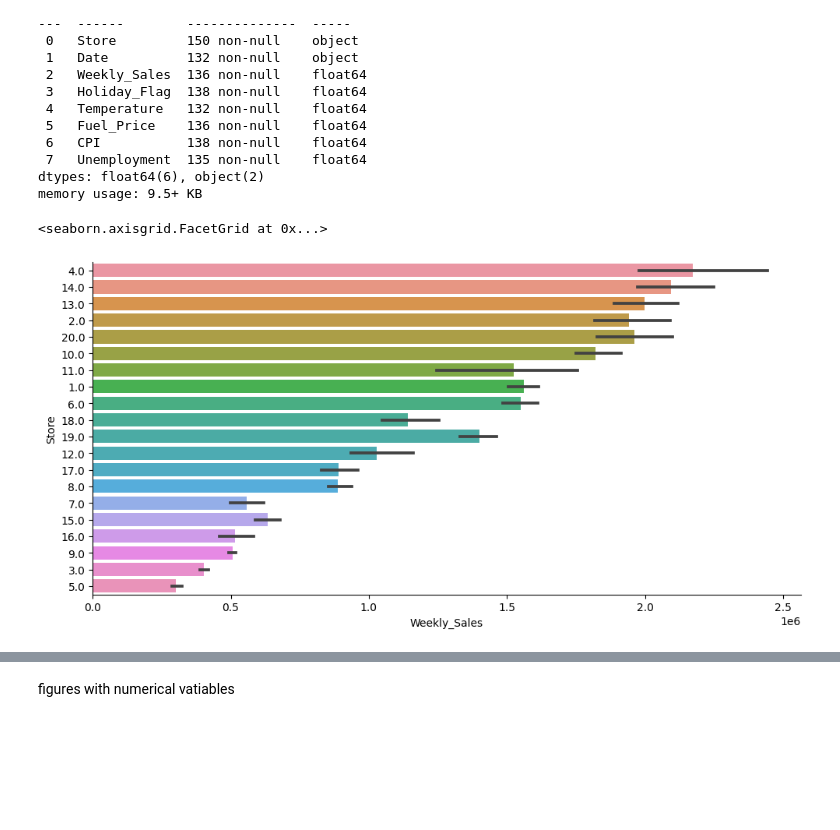
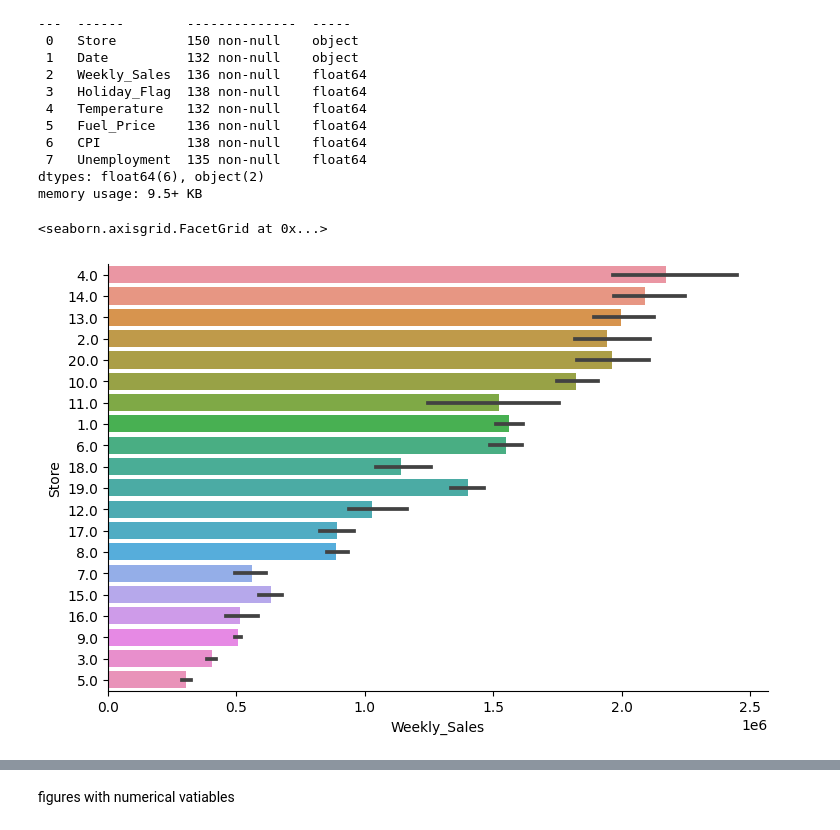
Before and after one commit to Stylomines/walmart_sales, a Jupyter notebook: walmart_project.ipynb, the cells around one changed output, grey strips where cells are left out. Cells and saved outputs as stored; diff of their text form; code cells hidden in the pictures; blank space fills up the shorter version.

```diff
--- a/walmart_project.ipynb
+++ b/walmart_project.ipynb
@@ -117,15 +124,15 @@ dtypes: float64(6), object(2)
 memory usage: 9.5+ KB
 # %%
 # weekly_sales by type of store
-sns.catplot(x="Weekly_Sales",
-            y="Store",
-            data=df_walmart.sort_values('Weekly_Sales', ascending= False),
-            kind="bar",
-            height=5,
-            aspect=2)
+sns.catplot(x = "Weekly_Sales",
+            y = "Store",
+            data = df_walmart.sort_values('Weekly_Sales', ascending= False),
+            kind = "bar",
+            height = 5,
+            aspect = 1.5)
 # %% [output]
 <seaborn.axisgrid.FacetGrid at 0x...>
-[figure, old version]
+[figure, new version]
 # %%
 # weekly_sales if Holiday_Flag or not
 sns.catplot(x = "Holiday_Flag",
```
Also changed, not shown: parts of 39 cells of this notebook.
